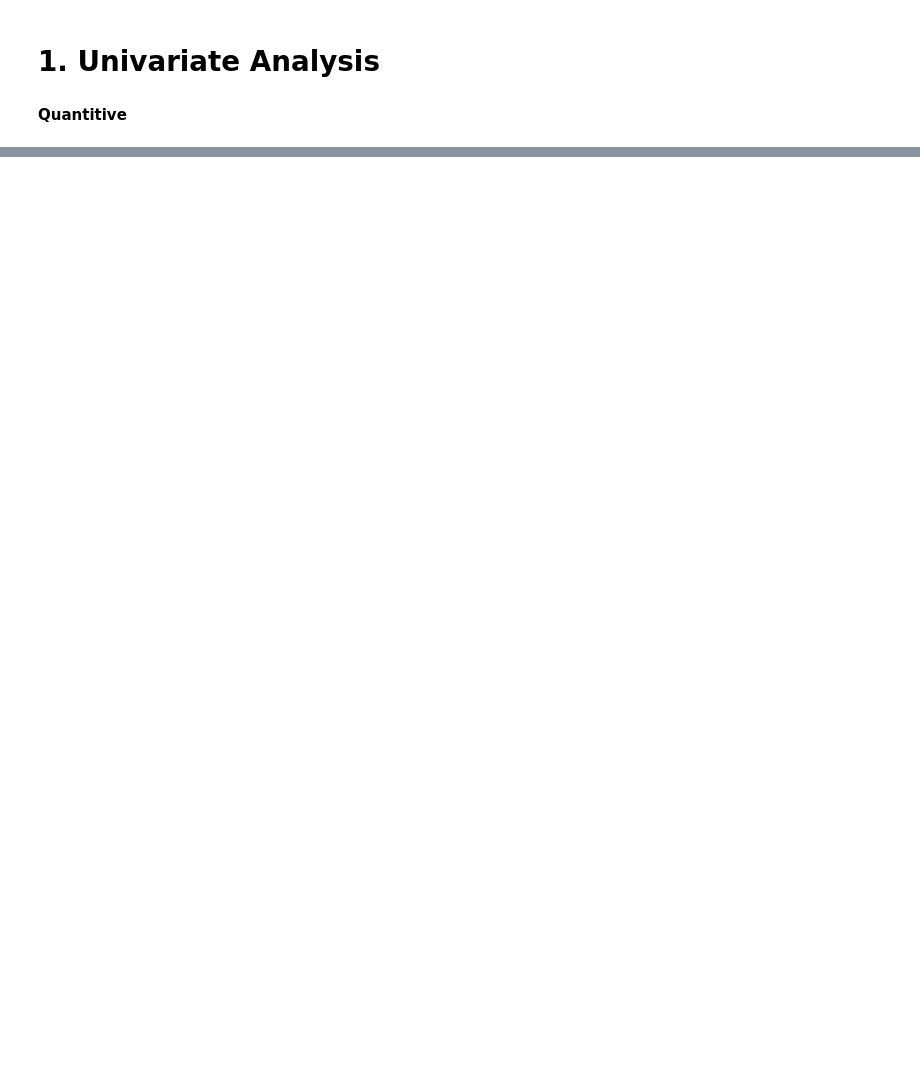
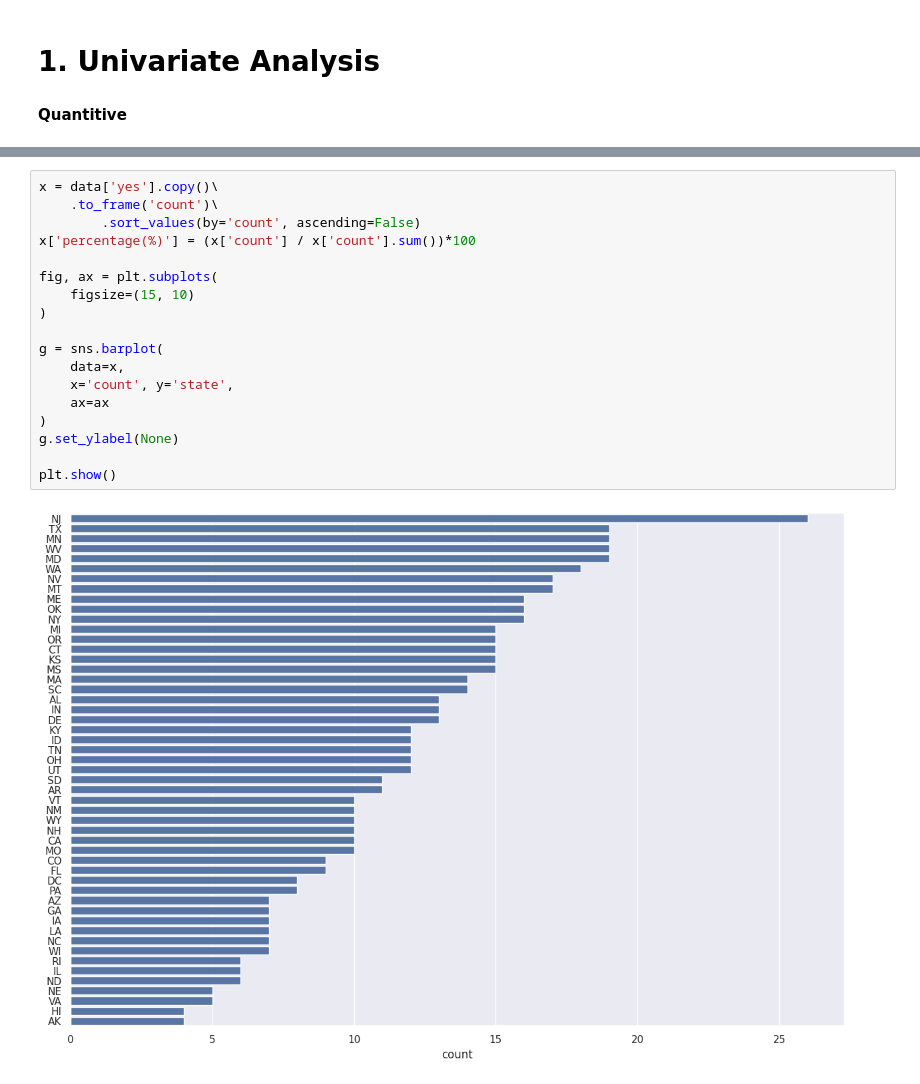
Before and after one commit to hyugai/MLOps_Marketing_CustomerChurn_2020KaggleCompetition, a Jupyter notebook: notebooks/descriptive/investigative.ipynb, the cells around one changed output, grey strips where cells are left out. Saved outputs shown, nothing was run; the diff lists cells and outputs as text; blank space fills up the shorter version.

```diff
--- a/notebooks/descriptive/investigative.ipynb
+++ b/notebooks/descriptive/investigative.ipynb
@@ -113,0 +168,20 @@ plt.show()
+# %%
+x = data['yes'].copy()\
+    .to_frame('count')\
+        .sort_values(by='count', ascending=False)
+x['percentage(%)'] = (x['count'] / x['count'].sum())*100
+
+fig, ax = plt.subplots(
+    figsize=(15, 10)
+)
+
+g = sns.barplot(
+    data=x,
+    x='count', y='state',
+    ax=ax
+)
+g.set_ylabel(None)
+
+plt.show()
+# %% [output]
+[figure, added]
```
Also changed, not shown: parts of 6 cells of this notebook.
